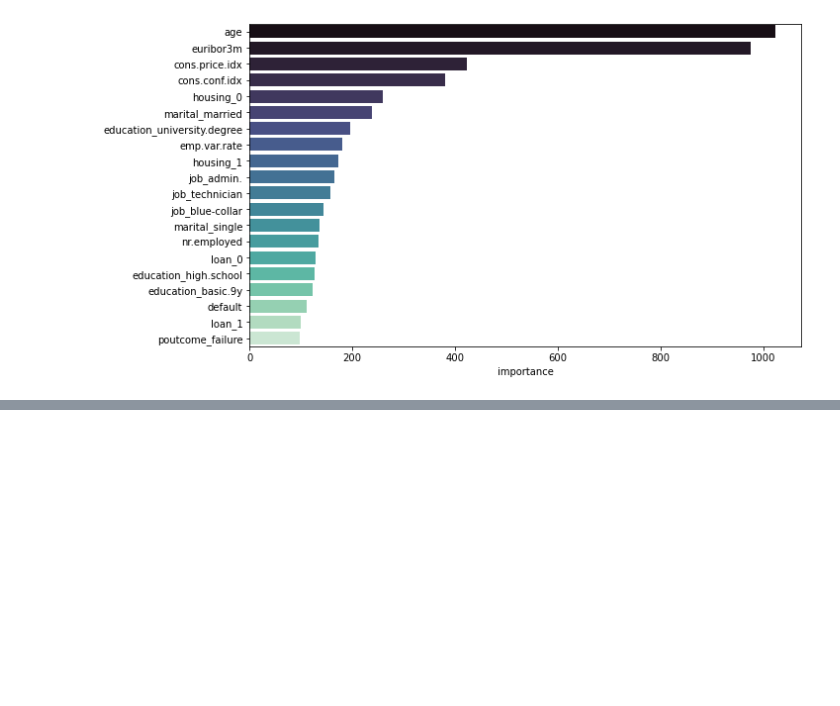
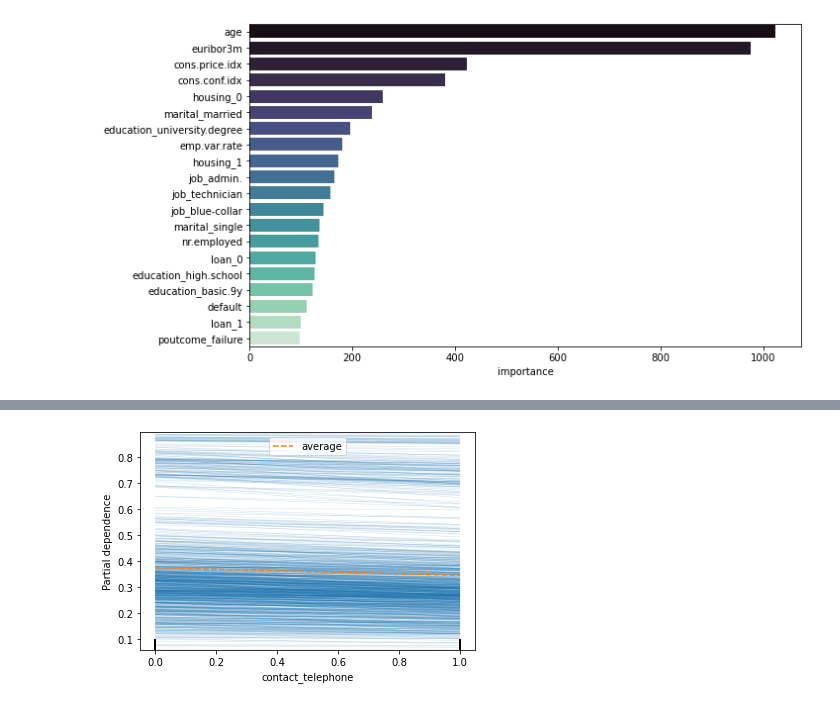
Before and after one commit to KseniaKingsep/interpretable-ml-risks, a Jupyter notebook: notebooks/1_1_BankMarketing_train.ipynb, the cells around one changed output, grey strips where cells are left out. Cells and saved outputs as stored; diff of their text form; code cells hidden in the pictures; blank space fills up the shorter version.

```diff
--- a/notebooks/1_1_BankMarketing_train.ipynb
+++ b/notebooks/1_1_BankMarketing_train.ipynb
@@ -82,0 +126,8 @@ bmred.get_fimp()
+# %%
+PartialDependenceDisplay.from_estimator(bmfull.grid_pipe_lgbm, bmfull.X_train_enc,
+     [list(bmfull.X_train_enc.columns).index('contact_telephone')],
+      kind='both',
+      ice_lines_kw={"color": "tab:blue", "alpha": 0.2, "linewidth": 0.5},
+      pd_line_kw={"color": "tab:orange", "linestyle": "--"});
+# %% [output]
+[figure, added]
```
Also changed, not shown: parts of 10 cells of this notebook, 1 other file.
